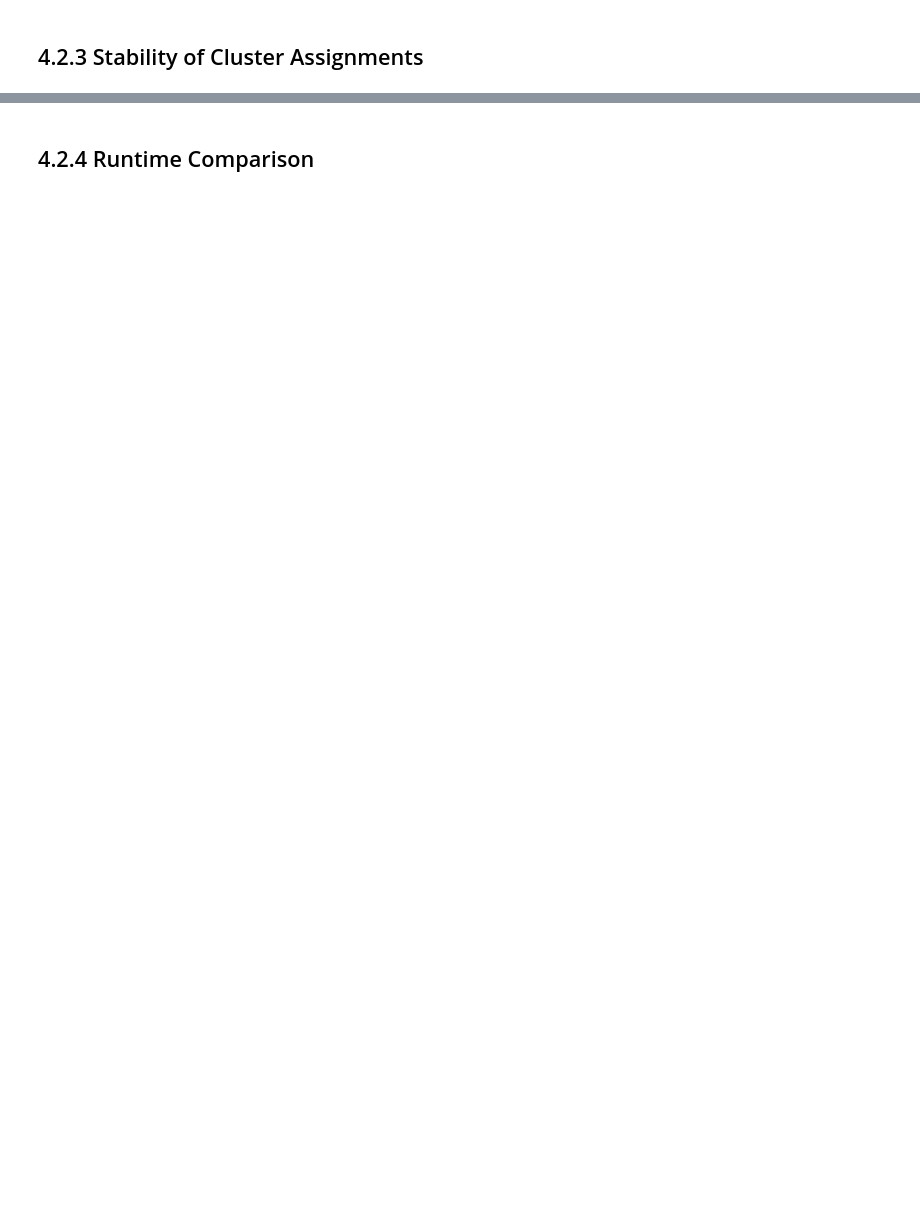
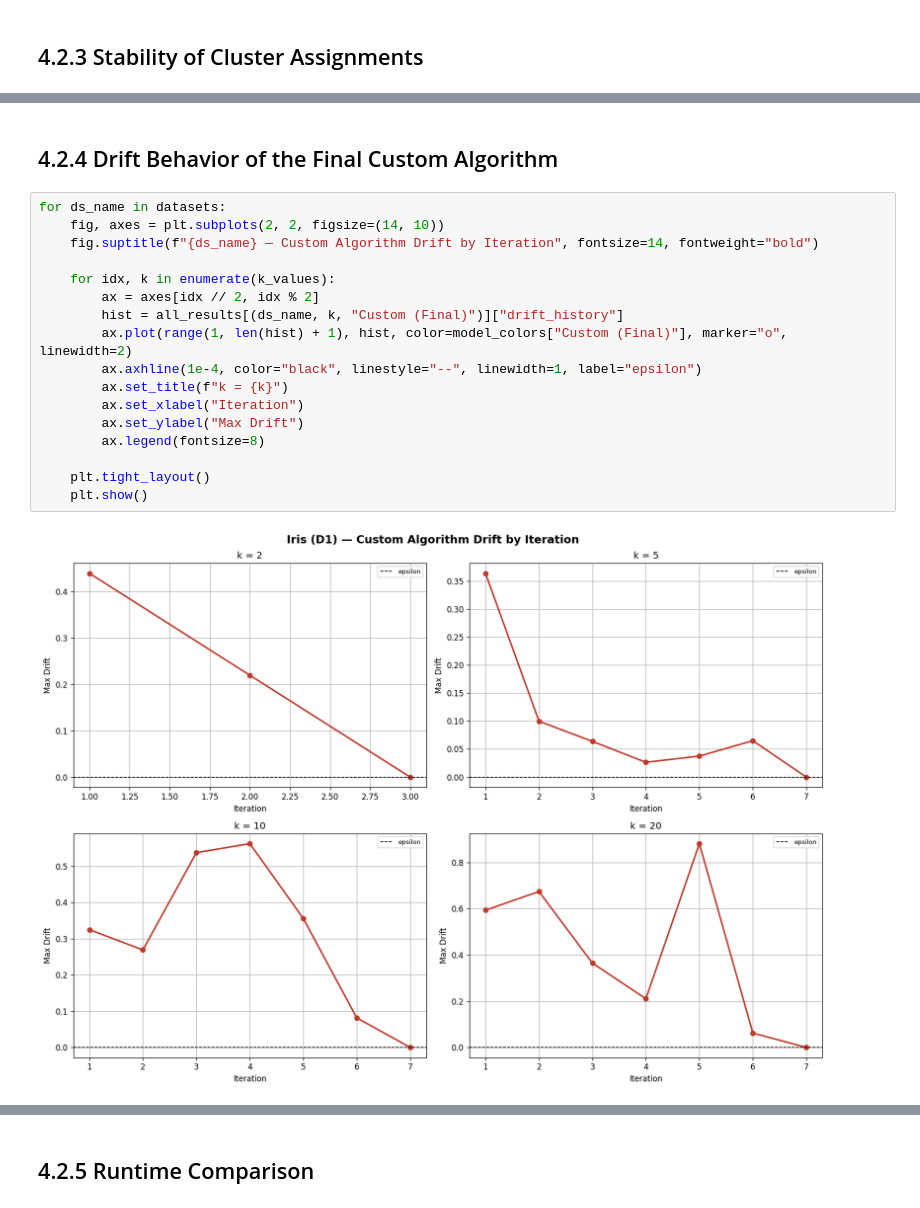
Before and after one commit to MehdiSabor/ADT-Project, a Jupyter notebook: section4_analysis.ipynb, the cells around one changed output, grey strips where cells are left out. Cells and saved outputs as stored; diff of their text form; blank space fills up the shorter version.

```diff
--- a/section4_analysis.ipynb
+++ b/section4_analysis.ipynb
@@ -333,0 +378,21 @@ for ds_name in datasets:
+# %% [markdown]
+## 4.2.4 Drift Behavior of the Final Custom Algorithm
+# %%
+for ds_name in datasets:
+    fig, axes = plt.subplots(2, 2, figsize=(14, 10))
+    fig.suptitle(f"{ds_name} — Custom Algorithm Drift by Iteration", fontsize=14, fontweight="bold")
+
+    for idx, k in enumerate(k_values):
+        ax = axes[idx // 2, idx % 2]
+        hist = all_results[(ds_name, k, "Custom (Final)")]["drift_history"]
+        ax.plot(range(1, len(hist) + 1), hist, color=model_colors["Custom (Final)"], marker="o", linewidth=2)
+        ax.axhline(1e-4, color="black", linestyle="--", linewidth=1, label="epsilon")
+        ax.set_title(f"k = {k}")
+        ax.set_xlabel("Iteration")
+        ax.set_ylabel("Max Drift")
+        ax.legend(fontsize=8)
+
+    plt.tight_layout()
+    plt.show()
+# %% [output]
+[figure, added]
@@ -334,2 +401,2 @@ for ds_name in datasets:
 # %% [markdown]
-## 4.2.4 Runtime Comparison
+## 4.2.5 Runtime Comparison
```
Also changed, not shown: parts of 27 cells of this notebook, 3 other files.
